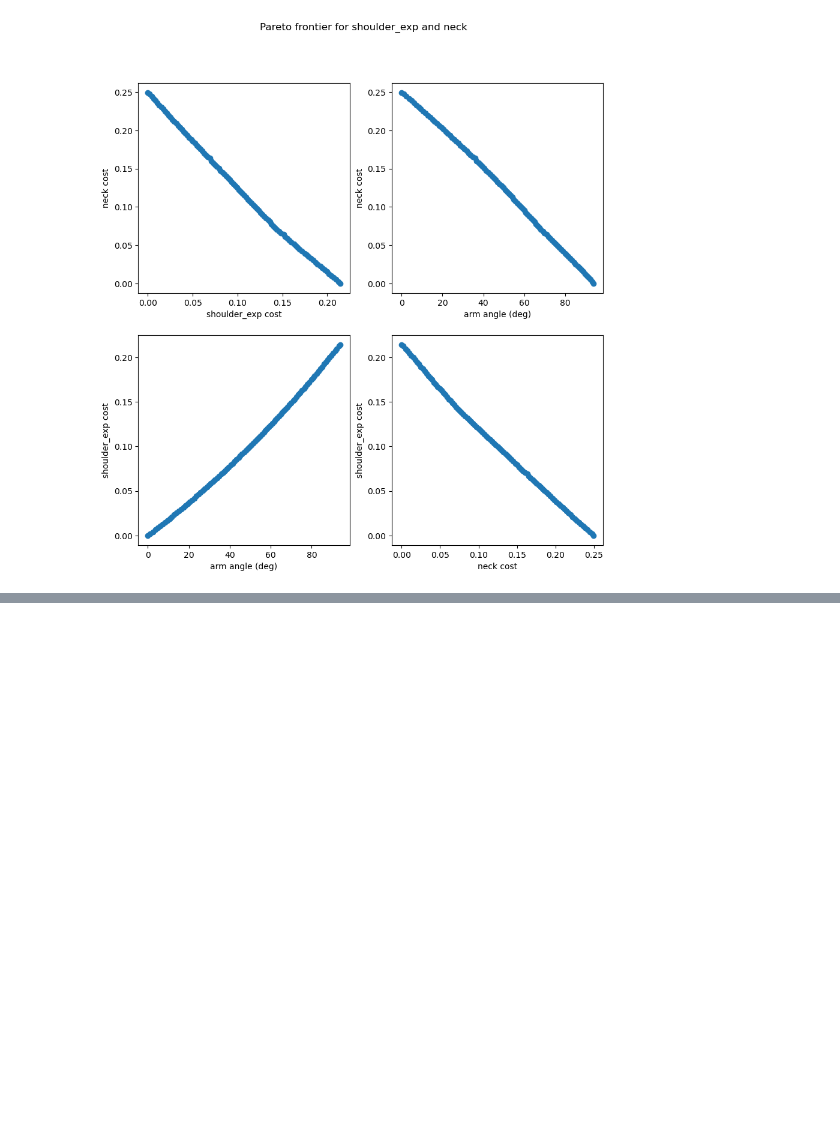
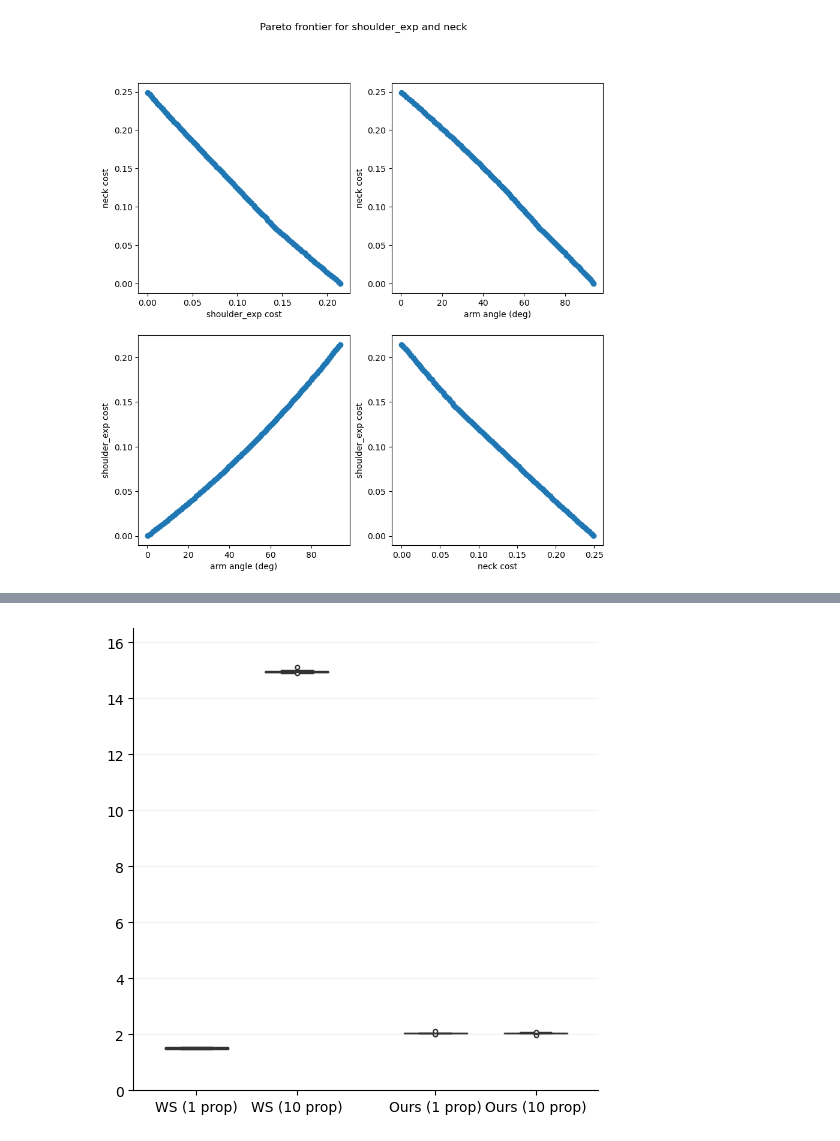
Before and after one commit to christophajohns/auit-pareto-solver, a Jupyter notebook: evaluation.ipynb, the cells around one changed output, grey strips where cells are left out. Saved outputs shown, nothing was run; the diff lists cells and outputs as text; code cells hidden in the pictures; blank space fills up the shorter version.

```diff
--- a/evaluation.ipynb
+++ b/evaluation.ipynb
@@ -413,0 +466,4 @@ plot_pareto_fontier("shoulder_exp", "neck")
+# %%
+fig_runtimes_5 = plot_runtimes(runtimes_5, SCENARIO_5)
+# %% [output]
+[figure, added]
```
Also changed, not shown: parts of 26 cells of this notebook, 7 other files.
